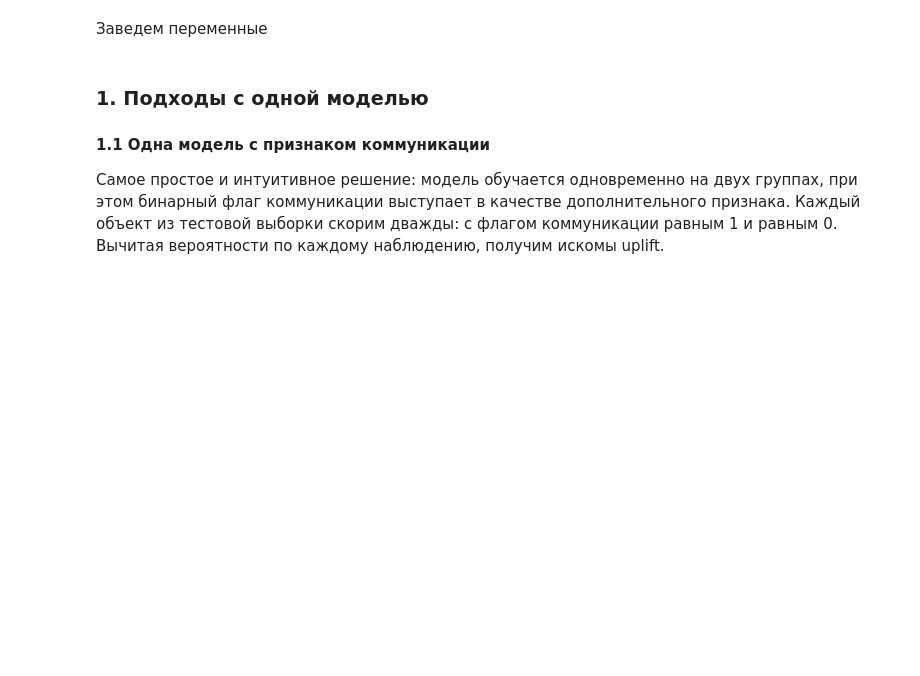
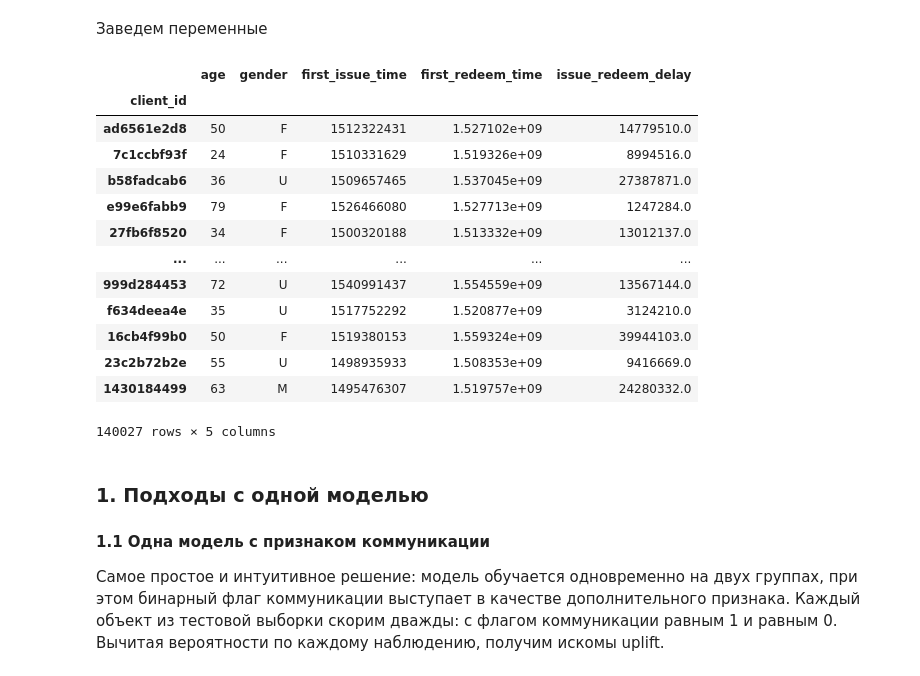
Before and after one commit to Anbionchik/Git_brain_lessons, a Jupyter notebook: Algorythms_in_business/Les4/webinar4.ipynb, the cells around one changed output. Cells and saved outputs as stored; diff of their text form; code cells hidden in the pictures; blank space fills up the shorter version.

```diff
--- a/Algorythms_in_business/Les4/webinar4.ipynb
+++ b/Algorythms_in_business/Les4/webinar4.ipynb
@@ -187,6 +187,23 @@ models_results = {
     'approach': [],
     'uplift@30%': []
 }
+# %%
+X_train
+# %% [output]
+|  | age | gender | first_issue_time | first_redeem_time | issue_redeem_delay |
+| client_id |  |  |  |  |  |
+| ad6561e2d8 | 50 | F | 1512322431 | 1.527102e+09 | 14779510.0 |
+| 7c1ccbf93f | 24 | F | 1510331629 | 1.519326e+09 | 8994516.0 |
+| b58fadcab6 | 36 | U | 1509657465 | 1.537045e+09 | 27387871.0 |
+| e99e6fabb9 | 79 | F | 1526466080 | 1.527713e+09 | 1247284.0 |
+| 27fb6f8520 | 34 | F | 1500320188 | 1.513332e+09 | 13012137.0 |
+| ... | ... | ... | ... | ... | ... |
+| 999d284453 | 72 | U | 1540991437 | 1.554559e+09 | 13567144.0 |
+| f634deea4e | 35 | U | 1517752292 | 1.520877e+09 | 3124210.0 |
+| 16cb4f99b0 | 50 | F | 1519380153 | 1.559324e+09 | 39944103.0 |
+| 23c2b72b2e | 55 | U | 1498935933 | 1.508353e+09 | 9416669.0 |
+| 1430184499 | 63 | M | 1495476307 | 1.519757e+09 | 24280332.0 |
+140027 rows × 5 columns
 # %% [markdown]
 ### 1. Подходы с одной моделью
 #### 1.1 Одна модель с признаком коммуникации
```
Also changed, not shown: parts of 17 cells of this notebook.
